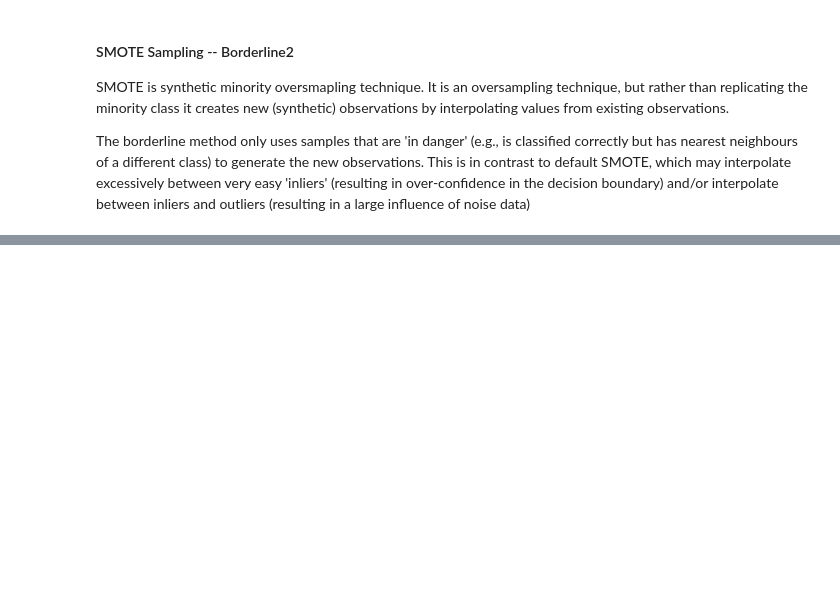
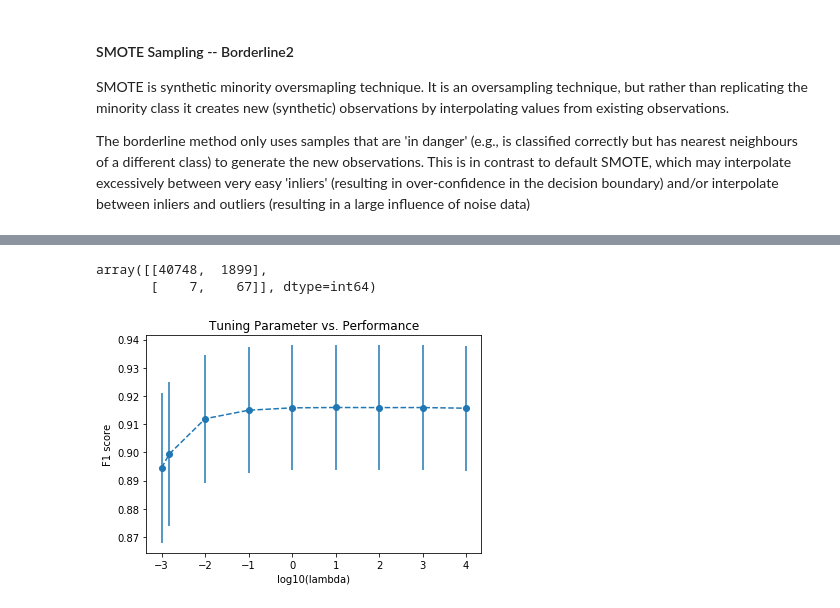
Before and after one commit to pan-alex/Credit_Fraud-kaggle, a Jupyter notebook: Credit_Fraud_1.ipynb, the cells around one changed output, grey strips where cells are left out. Saved outputs shown, nothing was run; the diff lists cells and outputs as text; code cells hidden in the pictures; blank space fills up the shorter version.

```diff
--- a/Credit_Fraud_1.ipynb
+++ b/Credit_Fraud_1.ipynb
@@ -293,0 +426,6 @@ plot_precision_recall(clf_log_smote_svm.decision_function(credit_dev_x), credit_
+# %%
+from imblearn.over_sampling import ADASYN
+
+credit_train_x_adasyn, credit_train_y_adasyn = \
+    ADASYN().fit_sample(credit_train_cut_x, credit_train_cut_y)
+print(credit_train_x_adasyn.shape)
@@ -293,0 +434,9 @@ plot_precision_recall(clf_log_smote_svm.decision_function(credit_dev_x), credit_
+# %%
+# Perform a L1 penalized logistics regression grid search for lambda
+# Keep the same parameters as the undersampled model.
+clf_log_adasyn = auto_grid_search_clf(x_train=credit_train_x_adasyn,
+                                     y_train=credit_train_y_adasyn,
+                                     parameter_grid=param_grid,
+                                     x_test=credit_dev_x,
+                                     y_test=credit_dev_y,
+                                     metrics=scores)
@@ -293,0 +462,14 @@ plot_precision_recall(clf_log_smote_svm.decision_function(credit_dev_x), credit_
+# %%
+## Confusion matrix
+confusion_matrix(credit_dev_y, clf_log_adasyn.predict(credit_dev_x))
+# %% [output]
+array([[40748,  1899],
+       [    7,    67]], dtype=int64)
+# %%
+## Plot Performance vs. lambda
+plot_train_error(pd.Series(np.log10(param_grid[0]['C'])),
+                 clf_log_adasyn.cv_results_['mean_test_score'],
+                 error=clf_log_adasyn.cv_results_['std_test_score'],
+                 xlab = 'log10(lambda)')
+# %% [output]
+[figure, added]
```
Also changed, not shown: parts of 44 cells of this notebook, 1 other file.
